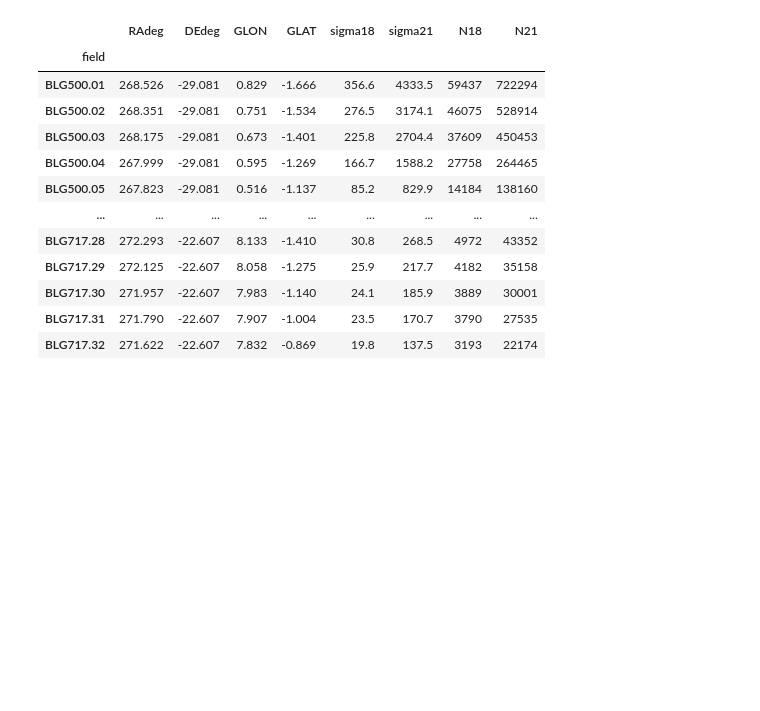
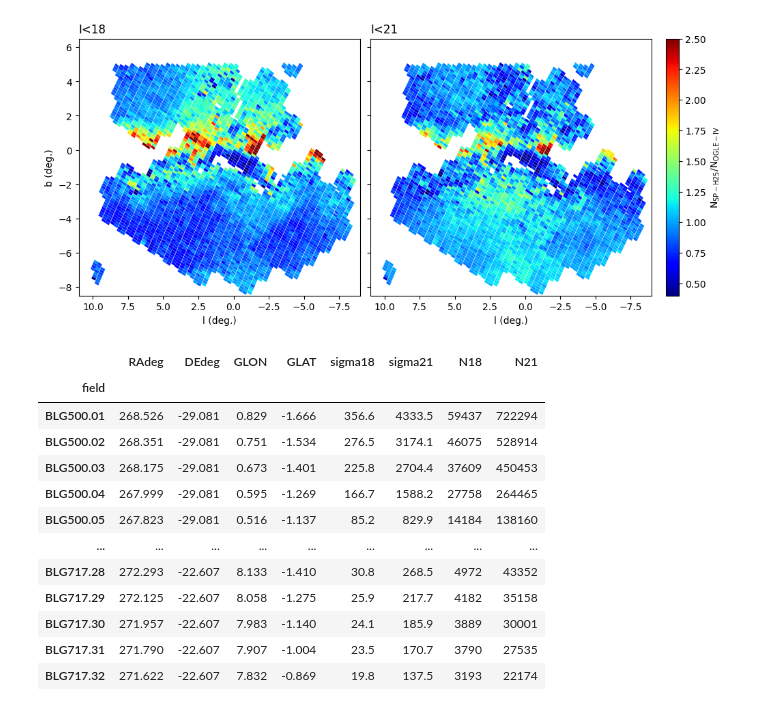
Before and after one commit to synthpop-galaxy/synthpop-model-eval, a Jupyter notebook: bdep_ogle.ipynb, the cells around one changed output. Saved outputs shown, nothing was run; the diff lists cells and outputs as text; code cells hidden in the pictures; blank space fills up the shorter version.

```diff
--- a/bdep_ogle.ipynb
+++ b/bdep_ogle.ipynb
@@ -71,3 +139,45 @@ plt.ylim(-8.5,6.5)
+# %%
+fig,ax=plt.subplots(figsize=(10,4.5),ncols=2,nrows=1,sharey=True, layout='constrained')
+patches=[]
+cols18 = []
+cols21 = []
+for idx in ogle_rates.index:
+    f,ra,dec=idx, ogle_rates['RAdeg'][idx],ogle_rates['DEdeg'][idx],
+    for j in range(1,33):
+        sbf_name = f+'.'+str(j).zfill(2)
+        p = Polygon(np.column_stack(ogle_utils.equatorial_to_galactic(*ogle_utils.o4_subfield(ra,dec,j))),closed=True)
+        try:
+            dat18 = ogle_surfdens.at[sbf_name, 'sigma18']
+            dat21 = ogle_surfdens.at[sbf_name, 'sigma21']
+            spdat18 = sp_cts.at[sbf_name, 'sigma18']
+            spdat21 = sp_cts.at[sbf_name, 'sigma21']
+            patches.append(p)
+            cols18.append(spdat18/dat18)
+            cols21.append(spdat21/dat21)
+        except:
+            pass
+norm = colors.Normalize(vmin=0.4, vmax=2.5)
+pc = PatchCollection(patches, cmap='jet', norm=norm)
+pc.set_array(cols18)
+pc.set_edgecolor('none')
+ax[0].add_collection(pc)
+
+pc = PatchCollection(sppatches, cmap='jet', norm=norm)
+pc.set_array(cols21)
+pc.set_edgecolor('none')
+ax[1].add_collection(pc)
+
+cbar = plt.colorbar(pc,label=r'N$_{\rm SP-H25}$/N$_{\rm OGLE-IV}$')
+for axi in ax:
+    axi.set_xlim(11,-9)
+    axi.set_ylim(-8.5,6.5)
+    axi.set_xlabel('l (deg.)')
+ax[0].set_ylabel('b (deg.)')
+ax[0].set_title('I<18', loc='left'); ax[1].set_title('I<21', loc='left')
+
+plt.savefig('figures/ogle_counts_ratio.pdf')
+# %% [output]
+[figure, added]
 # %%
 subfs_inmap = ogle_surfdens[(np.abs(ogle_surfdens.GLON)<10) & (ogle_surfdens.GLAT<5) & (ogle_surfdens.GLAT>-10)]
 subfs_inmap
```
Also changed, not shown: parts of 4 cells of this notebook, 3 other files.
